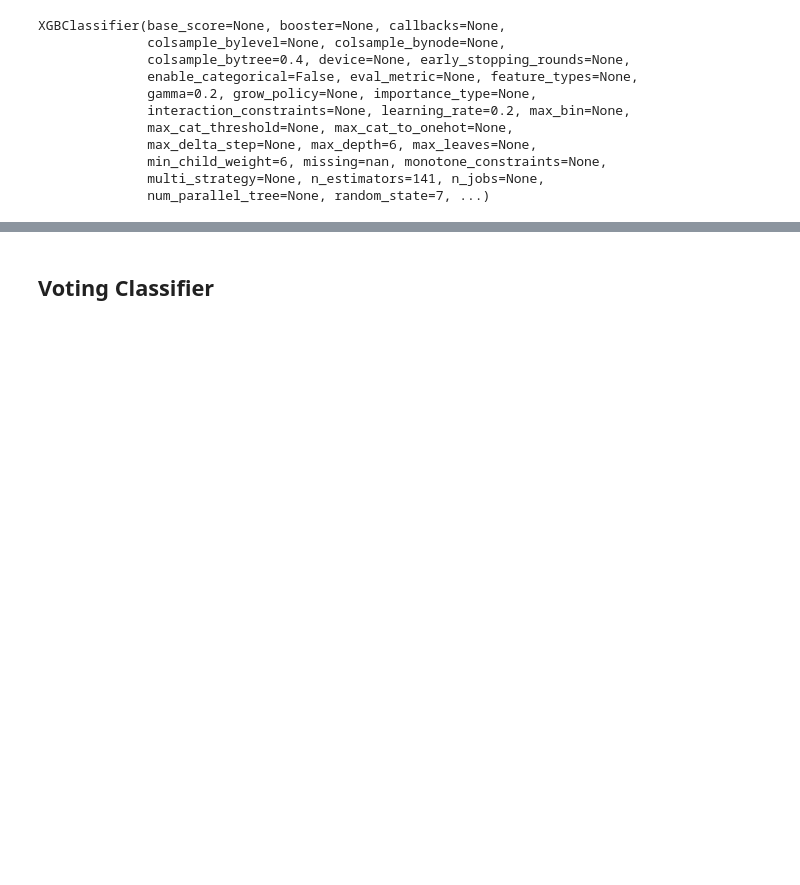
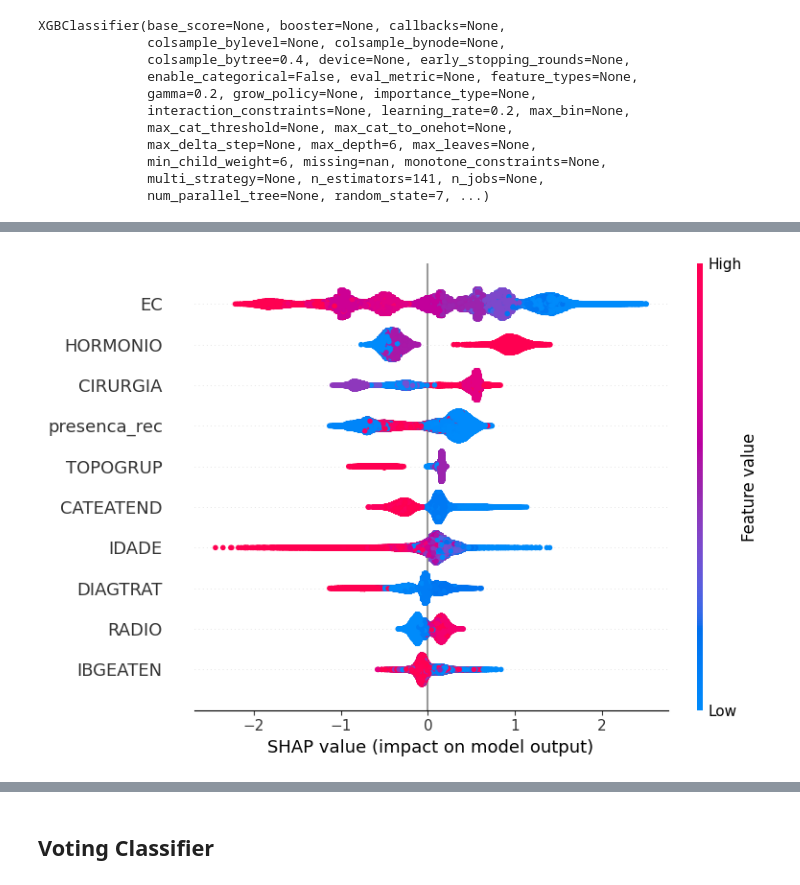
Before and after one commit to Lucas-Buk/cancer_cross_prediction, a Jupyter notebook: Sobrevida 3 anos/[Conexões] Mais incidentes.ipynb, the cells around one changed output, grey strips where cells are left out. Saved outputs shown, nothing was run; the diff lists cells and outputs as text; code cells hidden in the pictures; blank space fills up the shorter version.

```diff
--- a/Sobrevida 3 anos/[Conexões] Mais incidentes.ipynb
+++ b/Sobrevida 3 anos/[Conexões] Mais incidentes.ipynb
@@ -1718,3 +1735,8 @@ weighted avg     0.8500    0.8452    0.8464     40753
+# %%
+# Importância das features pelos valores SHAP
+plot_shap_values(best, X_train, feat_cols)
+# %% [output]
+[figure, added]
 # %%
 # Colo de Útero
 X_test_colo_utero = colo_utero_teste.drop(columns=list_drop).copy()
```
Also changed, not shown: parts of 45 cells of this notebook, 21 other files.
